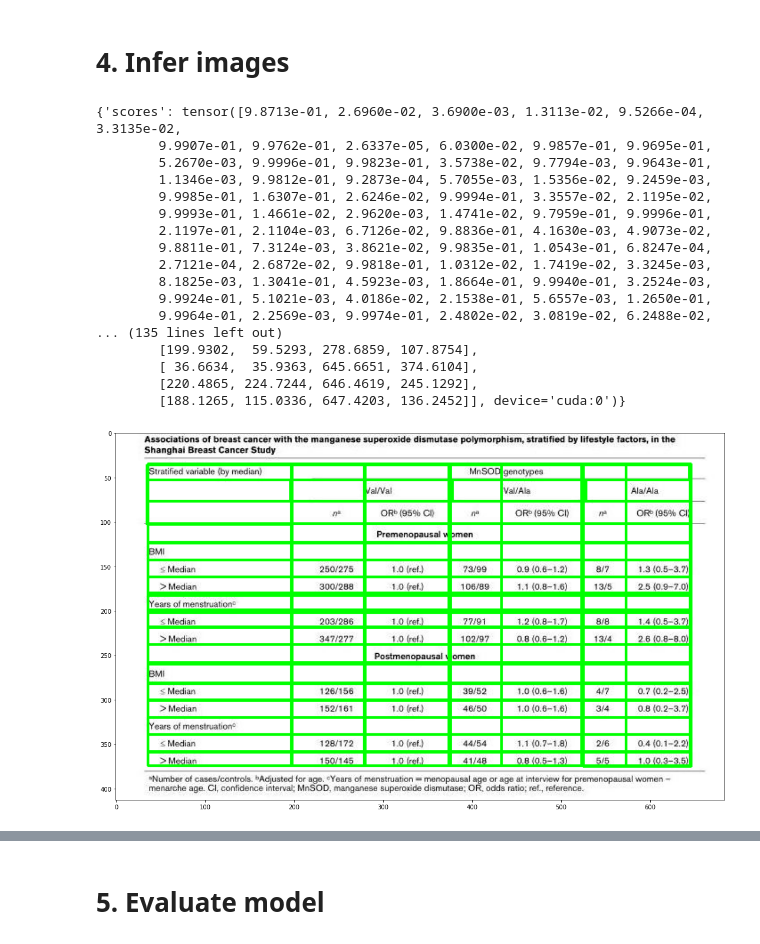
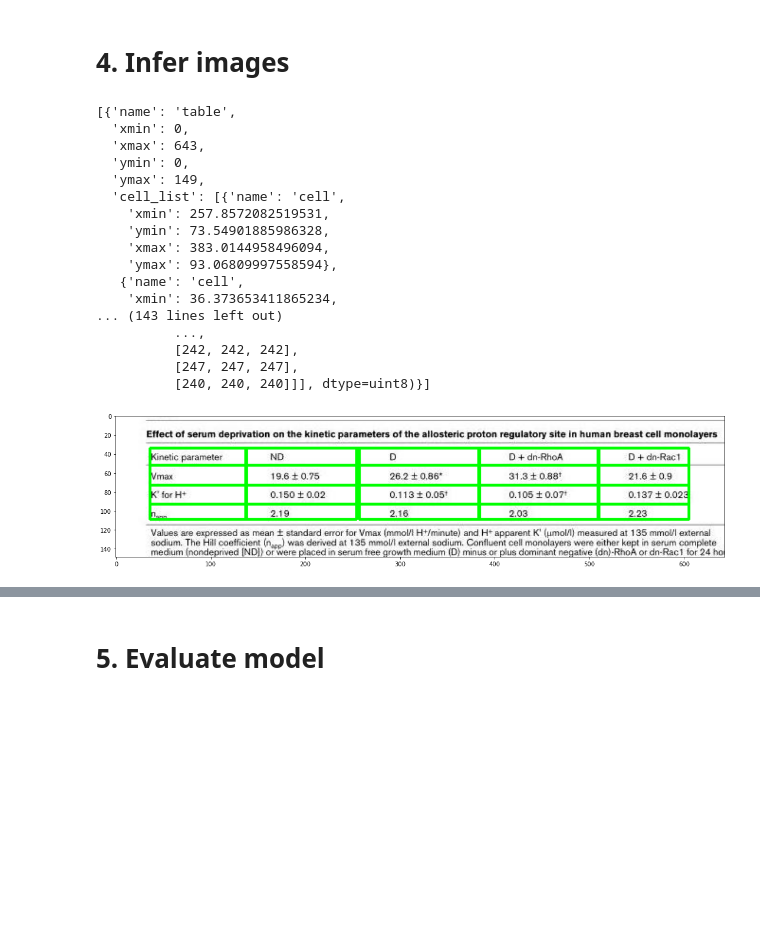
Before and after one commit to phamquiluan/Go5-Project, a Jupyter notebook: table_recognition/table_recognition.ipynb, the cells around one changed output, grey strips where cells are left out. Cells and saved outputs as stored; diff of their text form; code cells hidden in the pictures; blank space fills up the shorter version.

Commit message:
Add grid cell extraction feature & relevantly change notebook

```diff
--- a/table_recognition/table_recognition.ipynb
+++ b/table_recognition/table_recognition.ipynb
@@ -21,3 +21,8 @@ Requirement already satisfied: nbclient<0.6.0,>=0.5.0 in d:\version_control\cond
 Requirement already satisfied: pycparser in d:\version_control\conda\envs\tables-detr\lib\site-packages (from cffi>=1.0.0->argon2-cffi->notebook>=4.4.1->widgetsnbextension~=3.6.0->ipywidgets>=7.4.0->i ...
 Requirement already satisfied: async-generator in d:\version_control\conda\envs\tables-detr\lib\site-packages (from nbclient<0.6.0,>=0.5.0->nbconvert->notebook>=4.4.1->widgetsnbextension~=3.6.0->ipywi ...
 Requirement already satisfied: webencodings in d:\version_control\conda\envs\tables-detr\lib\site-packages (from bleach->nbconvert->notebook>=4.4.1->widgetsnbextension~=3.6.0->ipywidgets>=7.4.0->itkwi ...
+# %%
+# path table-transformer directory
+import os, sys
+lib_dir = os.path.join(os.path.abspath(''), "table-transformer")
+lib_dir
@@ -33,15 +36,18 @@ D:\repository\go5-project\table_recognition\table-transformer
 import matplotlib.pyplot as plt
 import glob
 from tqdm import tqdm
-from PIL import Image
+import cv2
 
-fig, axs = plt.subplots(1, 4, figsize=(12, 12))
+images = [] # dataset
+
+fig, axs = plt.subplots(1, 4, figsize=(18, 18))
 i = 0
 for image_path in tqdm(
-        glob.glob("data/pubtables1m/PubTables1M-Structure-PASCAL-VOC/images/*.jpg")[:4],
+        glob.glob(os.path.join(lib_dir, "data/pubtables1m/PubTables1M-Structure-PASCAL-VOC/images/*.jpg"))[:4],
         total=4,
     ):
-    image = Image.open(image_path).convert("RGB")
+    image = cv2.imread(image_path)
+    images.append(image)
     axs[i].imshow(image)
     i += 1
 plt.tight_layout()
@@ -57,7 +63,7 @@ sys.argv=['']
 del sys
 # %%
 # init model
-m = TableRecognizer(checkpoint_path="output/pubtables1m_structure_detr_r18.pth")
+table_recognizer = TableRecognizer(weights_path=os.path.join(lib_dir, "output/pubtables1m_structure_detr_r18.pth"))
 # %% [output]
 {'lr': 5e-05, 'lr_backbone': 1e-05, 'batch_size': 2, 'weight_decay': 0.0001, 'epochs': 20, 'lr_drop': 1, 'lr_gamma': 0.9, 'clip_max_norm': 0.1, 'backbone': 'resnet18', 'num_classes': 6, 'dilation': Fa ...
 <class 'core.Args'>
@@ -68,33 +74,44 @@ loading model from checkpoint
 # 4. Infer images
 # %%
 # infer an image
-output = m.predict("data/pubtables1m/PubTables1M-Structure-PASCAL-VOC/images/PMC1064076_table_2.jpg", thresh=0.97)
+h, w, _ = images[0].shape
+table_list_img0 = [{
+    "name": "table",
+    "xmin": 0,
+    "xmax": w,
+    "ymin": 0,
+    "ymax": h
+}]
+output = table_recognizer.process(images[0],
+                                  table_list=table_list_img0,
+                                  debug=True)
+output
 # %% [output]
-{'scores': tensor([9.8713e-01, 2.6960e-02, 3.6900e-03, 1.3113e-02, 9.5266e-04, 3.3135e-02,
-        9.9907e-01, 9.9762e-01, 2.6337e-05, 6.0300e-02, 9.9857e-01, 9.9695e-01,
-        5.2670e-03, 9.9996e-01, 9.9823e-01, 3.5738e-02, 9.7794e-03, 9.9643e-01,
-        1.1346e-03, 9.9812e-01, 9.2873e-04, 5.7055e-03, 1.5356e-02, 9.2459e-03,
-        9.9985e-01, 1.6307e-01, 2.6246e-02, 9.9994e-01, 3.3557e-02, 2.1195e-02,
-        9.9993e-01, 1.4661e-02, 2.9620e-03, 1.4741e-02, 9.7959e-01, 9.9996e-01,
-        2.1197e-01, 2.1104e-03, 6.7126e-02, 9.8836e-01, 4.1630e-03, 4.9073e-02,
-        9.8811e-01, 7.3124e-03, 3.8621e-02, 9.9835e-01, 1.0543e-01, 6.8247e-04,
-        2.7121e-04, 2.6872e-02, 9.9818e-01, 1.0312e-02, 1.7419e-02, 3.3245e-03,
-        8.1825e-03, 1.3041e-01, 4.5923e-03, 1.8664e-01, 9.9940e-01, 3.2524e-03,
-        9.9924e-01, 5.1021e-03, 4.0186e-02, 2.1538e-01, 5.6557e-03, 1.2650e-01,
-        9.9964e-01, 2.2569e-03, 9.9974e-01, 2.4802e-02, 3.0819e-02, 6.2488e-02,
-... (135 lines left out)
-        [199.9302,  59.5293, 278.6859, 107.8754],
-        [ 36.6634,  35.9363, 645.6651, 374.6104],
-        [220.4865, 224.7244, 646.4619, 245.1292],
-        [188.1265, 115.0336, 647.4203, 136.2452]], device='cuda:0')}
+[{'name': 'table',
+  'xmin': 0,
+  'xmax': 643,
+  'ymin': 0,
+  'ymax': 149,
+  'cell_list': [{'name': 'cell',
+    'xmin': 257.8572082519531,
+    'ymin': 73.54901885986328,
+    'xmax': 383.0144958496094,
+    'ymax': 93.06809997558594},
+   {'name': 'cell',
+    'xmin': 36.373653411865234,
+... (143 lines left out)
+          ...,
+          [242, 242, 242],
+          [247, 247, 247],
+          [240, 240, 240]]], dtype=uint8)}]
 # %%
 # plot the inference
 %matplotlib inline
 import matplotlib.pyplot as plt
 fig, ax = plt.subplots(figsize=(15, 15))
-ax.imshow(output["debug_image"])
+ax.imshow(output[0]["debug_image"])
 plt.tight_layout()
 # %% [output]
-[figure, old version]
+[figure, new version]
 # %%
 # infer multiple images
```
Also changed, not shown: parts of 5 cells of this notebook, 5 other files.
